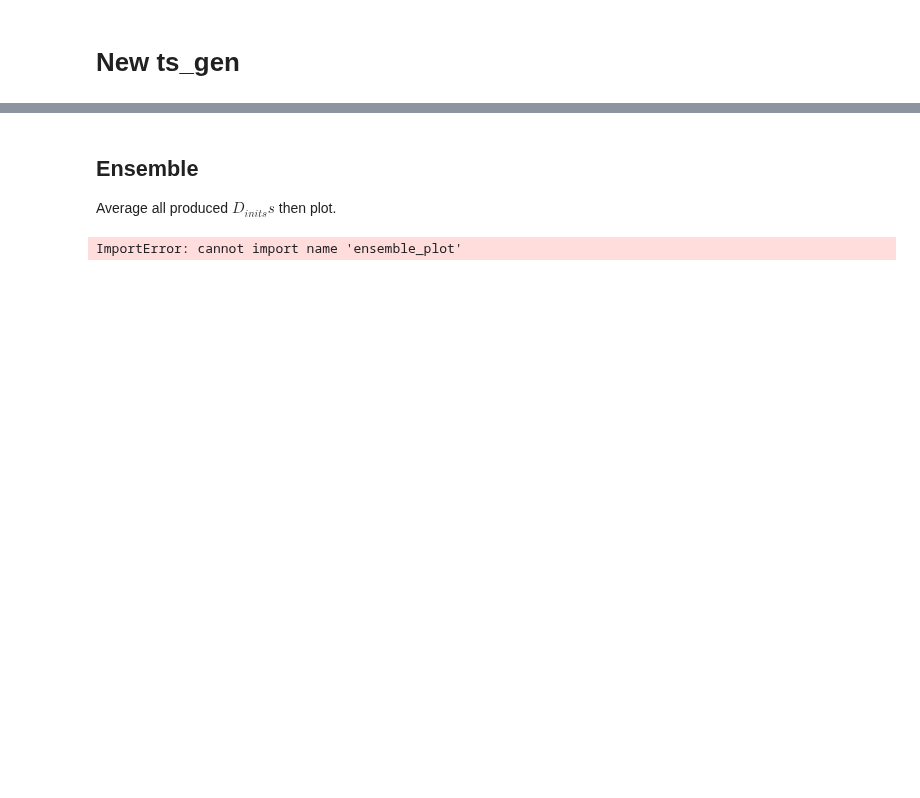
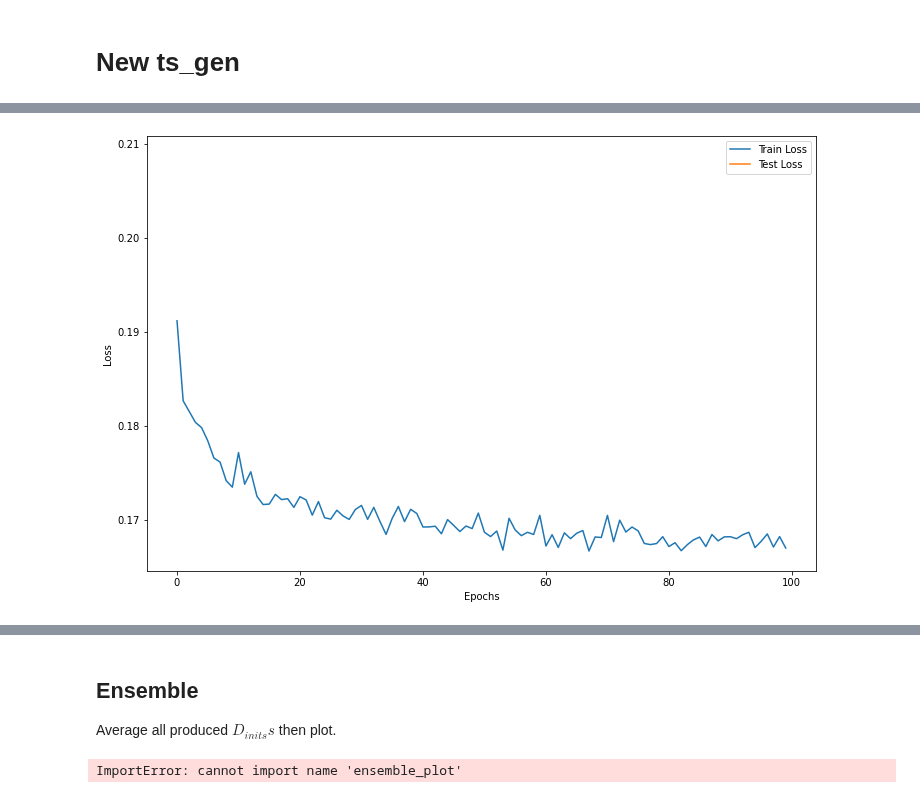
Before and after one commit to avishvj/3d-reactions, a Jupyter notebook: ts_gen_port.ipynb, the cells around one changed output, grey strips where cells are left out. Cells and saved outputs as stored; diff of their text form; code cells hidden in the pictures; blank space fills up the shorter version.

```diff
--- a/ts_gen_port.ipynb
+++ b/ts_gen_port.ipynb
@@ -23 +36,24 @@ Best Test Loss 0.36409000597201635 on Epoch 1
+# %%
+import numpy as np
+
+def save_Ds(exp_log, file_name, save_to_log_dir = False, D_folder='experiments/meta_eval/d_inits/'):
+    test_Ds = np.concatenate(exp_log.test_logs[-1].Ds, 0)[0:842] # final test log, new dim = num_rxns x 21 x 21
+    assert len(test_Ds) == 842, f"Should have 842 test_D_inits when unbatched, you have {len(test_Ds)}."
+    np.save(D_folder + file_name, test_Ds)
+    if save_to_log_dir:
+        np.save(exp_log.args.log_dir + 'D', test_Ds)
+
+def save_Ws(exp_log, file_name, save_to_log_dir = False, W_folder='experiments/meta_eval/ws/'):
+    test_Ws = np.concatenate(exp_log.test_logs[-1].Ws, 0)[0:842].squeeze() # final test log, and remove singleton dims; new dim = num_rxns x 21 x 21
+    assert len(test_Ws) == 842, f"Should have 842 test_Ws when unbatched, you have {len(test_Ws)}."
+    np.save(W_folder + file_name, test_Ws)
+    if save_to_log_dir:
+        np.save(exp_log.args.log_dir + 'W', test_Ws)
+
+file_name = '8.npy'
+save_Ds(exp_log, file_name, save_to_log_dir=True)
+save_Ws(exp_log, file_name, True)
+exp_log.plot_loss(save_fig = True)
+# %% [output]
+[figure, added]
 # %%
```
Also changed, not shown: parts of 3 cells of this notebook, 21 other files.
